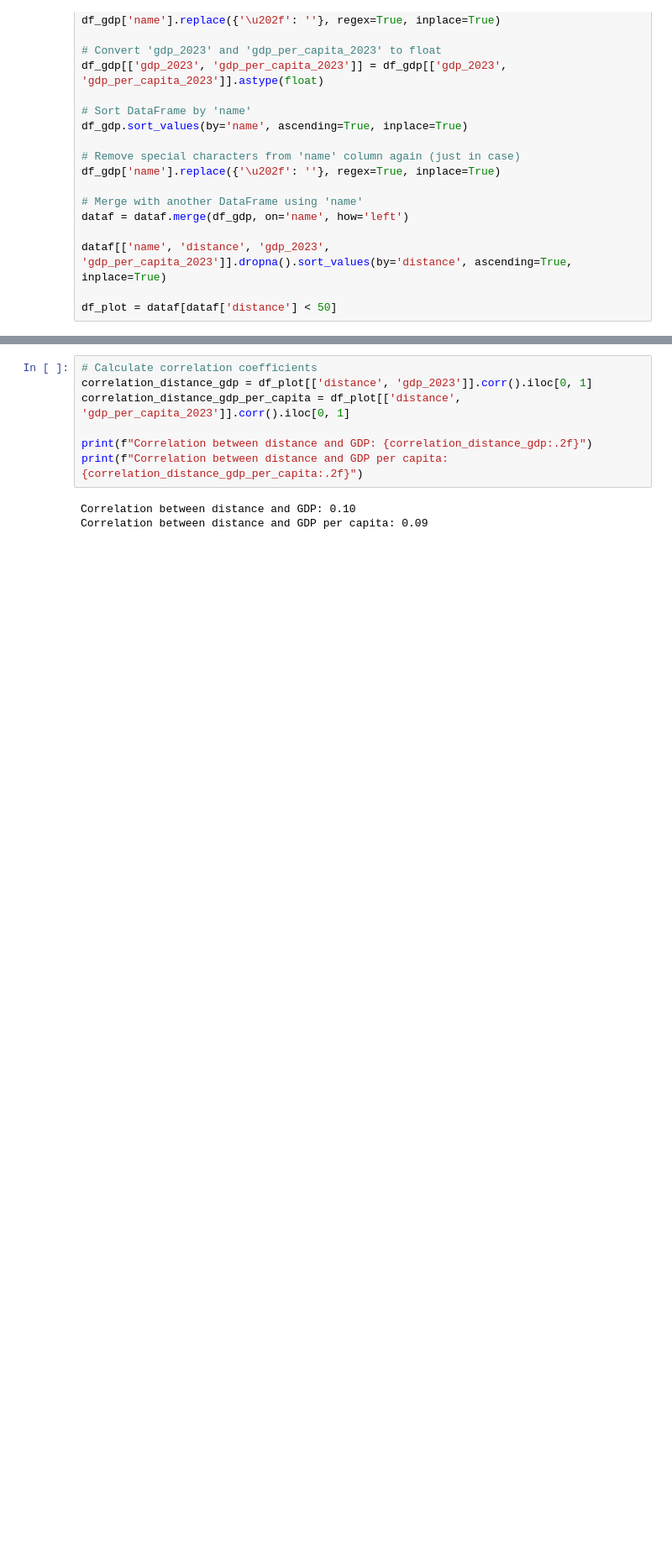
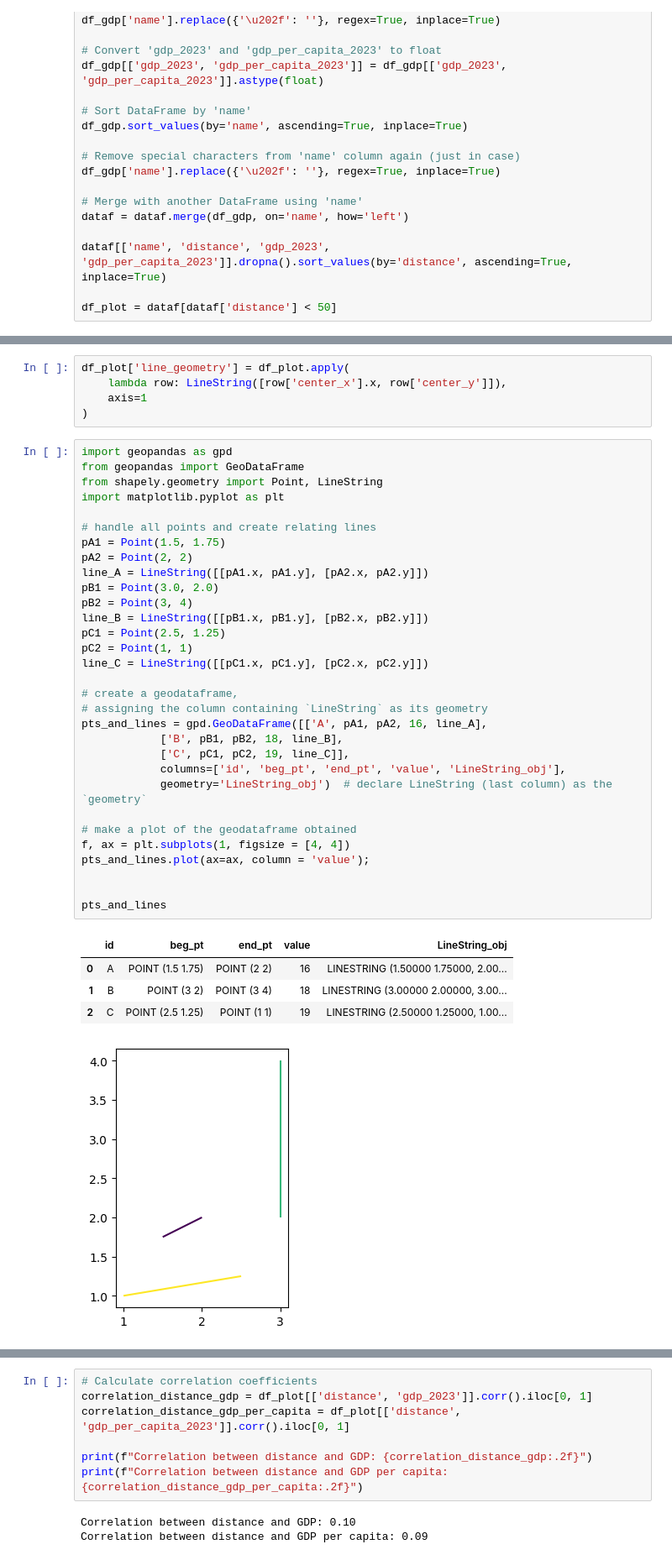
Before and after one commit to DeiviGT1/arc-is, a Jupyter notebook: notebooks/0.0-maps-many-db.ipynb, the cells around one changed output, grey strips where cells are left out. Shown at 84% size. Saved outputs shown, nothing was run; the diff lists cells and outputs as text; blank space fills up the shorter version.

```diff
--- a/notebooks/0.0-maps-many-db.ipynb
+++ b/notebooks/0.0-maps-many-db.ipynb
@@ -140,0 +187,42 @@ df_plot = dataf[dataf['distance'] < 50]
+# %%
+df_plot['line_geometry'] = df_plot.apply(
+    lambda row: LineString([row['center_x'].x, row['center_y']]),
+    axis=1
+)
+# %%
+import geopandas as gpd
+from geopandas import GeoDataFrame
+from shapely.geometry import Point, LineString
+import matplotlib.pyplot as plt
+
+# handle all points and create relating lines
+pA1 = Point(1.5, 1.75)
+pA2 = Point(2, 2)
+line_A = LineString([[pA1.x, pA1.y], [pA2.x, pA2.y]])
+pB1 = Point(3.0, 2.0)
+pB2 = Point(3, 4)
+line_B = LineString([[pB1.x, pB1.y], [pB2.x, pB2.y]])
+pC1 = Point(2.5, 1.25)
+pC2 = Point(1, 1)
+line_C = LineString([[pC1.x, pC1.y], [pC2.x, pC2.y]])
+
+# create a geodataframe,
+# assigning the column containing `LineString` as its geometry
+pts_and_lines = gpd.GeoDataFrame([['A', pA1, pA2, 16, line_A],
+            ['B', pB1, pB2, 18, line_B],
+            ['C', pC1, pC2, 19, line_C]],
+            columns=['id', 'beg_pt', 'end_pt', 'value', 'LineString_obj'],
+            geometry='LineString_obj')  # declare LineString (last column) as the `geometry`
+
+# make a plot of the geodataframe obtained
+f, ax = plt.subplots(1, figsize = [4, 4])
+pts_and_lines.plot(ax=ax, column = 'value');
+
+
+pts_and_lines
+# %% [output]
+|  | id | beg_pt | end_pt | value | LineString_obj |
+| 0 | A | POINT (1.5 1.75) | POINT (2 2) | 16 | LINESTRING (1.50000 1.75000, 2.00... |
+| 1 | B | POINT (3 2) | POINT (3 4) | 18 | LINESTRING (3.00000 2.00000, 3.00... |
+| 2 | C | POINT (2.5 1.25) | POINT (1 1) | 19 | LINESTRING (2.50000 1.25000, 1.00... |
+[figure, added]
```
Also changed, not shown: parts of 10 cells of this notebook.
